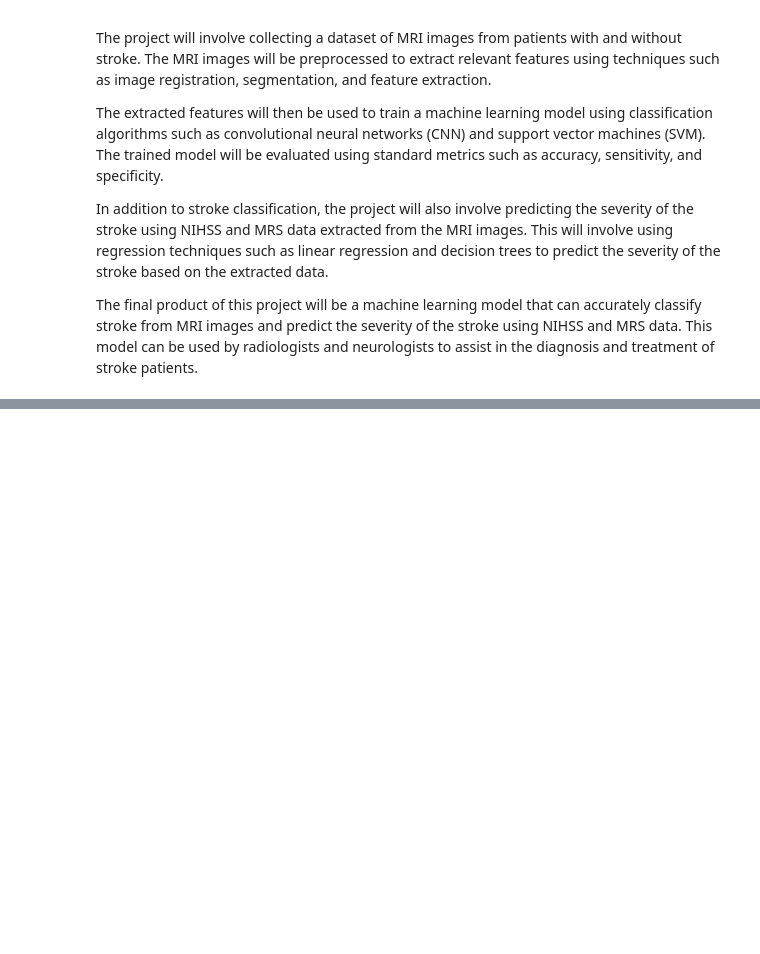
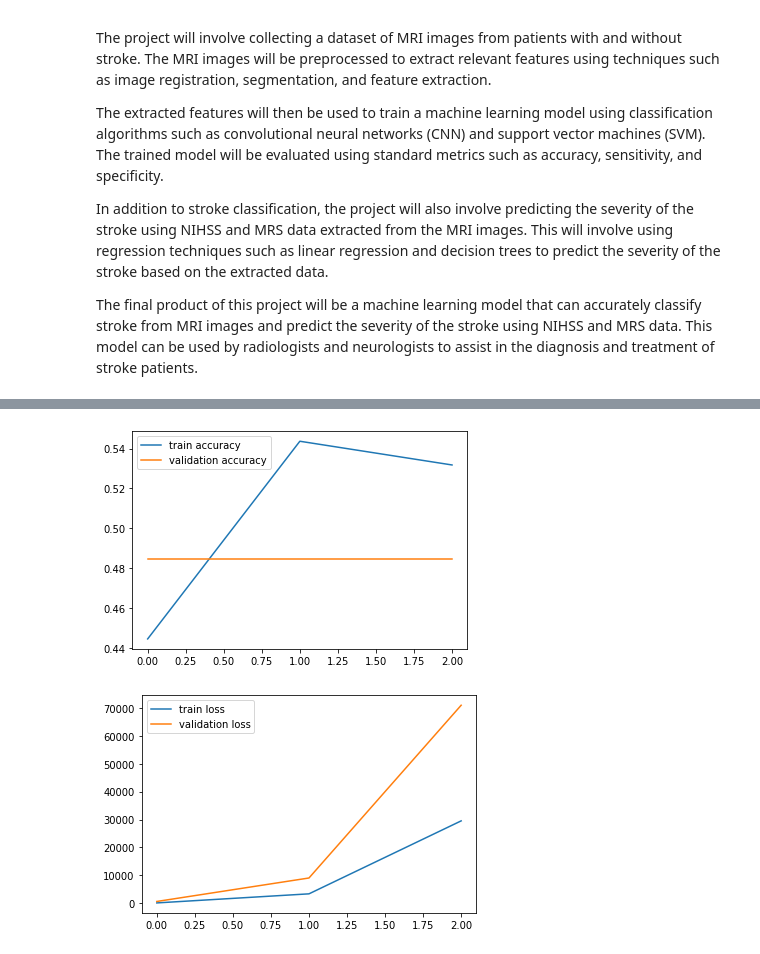
Before and after one commit to sepideh-shamsizadeh/brain-stroke-detection, a Jupyter notebook: Brain_stroke.ipynb, the cells around one changed output, grey strips where cells are left out. Saved outputs shown, nothing was run; the diff lists cells and outputs as text; code cells hidden in the pictures; blank space fills up the shorter version.

```diff
--- a/Brain_stroke.ipynb
+++ b/Brain_stroke.ipynb
@@ -65,0 +41,3 @@ dcm_array = (dcm_array - np.min(dcm_array)) / (np.max(dcm_array) - np.min(dcm_ar
+# %%
+# Set the target image size
+img_size = (256, 256)
@@ -85,3 +145,7 @@ for i in range(dcm_array.shape[0]):
+# %%
+# Split the data and labels into training and testing sets
+train_data, test_data, train_labels, test_labels = train_test_split(
+    data, labels, test_size=0.2, random_state=42)
 # %%
 import matplotlib.pyplot as plt
 
@@ -96,0 +161,27 @@ show_image(image)
+# %%
+# Define the input shape of the model
+input_shape = img_size + (1,)
+
+# Define the model architecture
+model = tf.keras.Sequential([
+    tf.keras.layers.Conv2D(32, (3, 3), activation='relu', input_shape=input_shape),
+    tf.keras.layers.MaxPooling2D((2, 2)),
+    tf.keras.layers.Conv2D(64, (3, 3), activation='relu'),
+    tf.keras.layers.MaxPooling2D((2, 2)),
+    tf.keras.layers.Conv2D(128, (3, 3), activation='relu'),
+    tf.keras.layers.MaxPooling2D((2, 2)),
+    tf.keras.layers.Flatten(),
+    tf.keras.layers.Dense(128, activation='relu'),
+    tf.keras.layers.Dropout(0.5),
+    tf.keras.layers.Dense(64, activation='relu'),
+    tf.keras.layers.Dropout(0.5),
+    tf.keras.layers.Dense(5, activation='softmax')
+])
+# %%
+# Compile the model with appropriate loss function and optimizer
+model.compile(loss='categorical_crossentropy', optimizer='adam', metrics=['accuracy'])
+
+# Train the model with the training data and use the augmentation generator for data augmentation
+history = model.fit(aug_generator.flow(train_data, train_labels, batch_size=32),
+                    validation_data=(test_data, test_labels),
+                    epochs=3, verbose=1)
@@ -96,0 +200,14 @@ show_image(image)
+# %%
+# Visualize the model's performance
+plt.plot(history.history['accuracy'], label='train accuracy')
+plt.plot(history.history['val_accuracy'], label='validation accuracy')
+plt.legend()
+plt.show()
+
+plt.plot(history.history['loss'], label='train loss')
+plt.plot(history.history['val_loss'], label='validation loss')
+plt.legend()
+plt.show()
+# %% [output]
+[figure, added]
+[figure, added]
```
Also changed, not shown: parts of 21 cells of this notebook, 1 other file.
